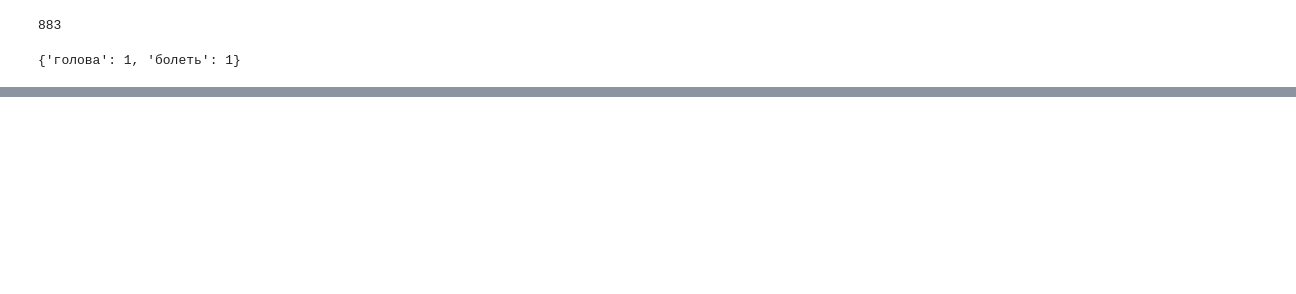
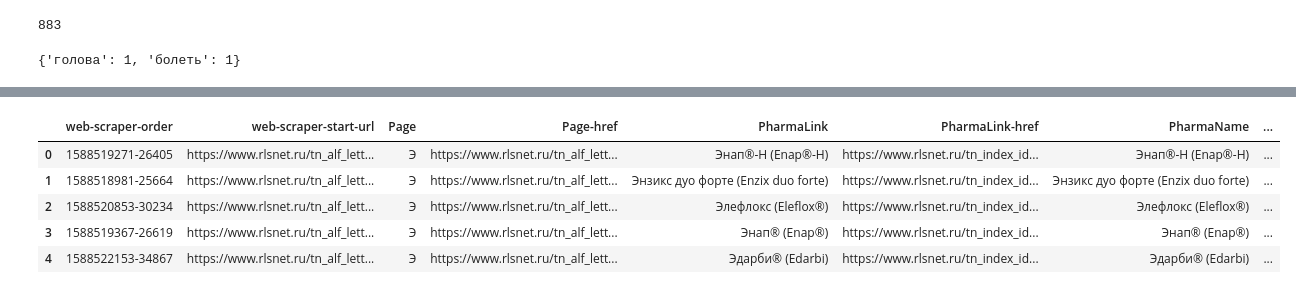
Before and after one commit to maksutovaynur/virushack, a Jupyter notebook: data/Predict.ipynb, the cells around one changed output, grey strips where cells are left out. Saved outputs shown, nothing was run; the diff lists cells and outputs as text; code cells hidden in the pictures; blank space fills up the shorter version.

```diff
--- a/data/Predict.ipynb
+++ b/data/Predict.ipynb
@@ -63,3 +63,13 @@ PhS.head()
 | 0 | Виферон® | [] | Мазь для наружного и местного при... | [] | [мазь, для, наружный, и, местный,... | {'мазь': 1, 'наружный': 1, 'местн... | {':': 7.423037803702254e-06, 'маз... | {'цитомегаловирусный': 0.00862464... | 0.381483 | {'цитомегаловирусный': 0.02260819... | ... |
 | 472 | Орнисид | [] | Орнисид\nОрнисид форте\nТаблетки:... | [(Орнидазол , http//www.rlsnet.ru... | [орнисид, орнисид, форте, таблетк... | {'орнисид': 1, 'форте': 1, 'табле... | {':': 7.423037803702254e-06, 'бак... | {'ободочный': 0.01724928409635311... | 0.220791 | {'ободочный': 0.07812499999999999... | ... |
 | 464 | Азимитем | [] |  | [(Азидотимидин , http//www.rlsnet... | [] | {} | {} | {} | 0.000000 | {} | ... |
+# %%
+df = pd.read_csv("pharma.csv")
+df.head()
+# %% [output]
+|  | web-scraper-order | web-scraper-start-url | Page | Page-href | PharmaLink | PharmaLink-href | PharmaName | ... |
+| 0 | 1588519271-26405 | https://www.rlsnet.ru/tn_alf_lett... | Э | https://www.rlsnet.ru/tn_alf_lett... | Энап®-Н (Enap®-H) | https://www.rlsnet.ru/tn_index_id... | Энап®-Н (Enap®-H) | ... |
+| 1 | 1588518981-25664 | https://www.rlsnet.ru/tn_alf_lett... | Э | https://www.rlsnet.ru/tn_alf_lett... | Энзикс дуо форте (Enzix duo forte) | https://www.rlsnet.ru/tn_index_id... | Энзикс дуо форте (Enzix duo forte) | ... |
+| 2 | 1588520853-30234 | https://www.rlsnet.ru/tn_alf_lett... | Э | https://www.rlsnet.ru/tn_alf_lett... | Элефлокс (Eleflox®) | https://www.rlsnet.ru/tn_index_id... | Элефлокс (Eleflox®) | ... |
+| 3 | 1588519367-26619 | https://www.rlsnet.ru/tn_alf_lett... | Э | https://www.rlsnet.ru/tn_alf_lett... | Энап® (Enap®) | https://www.rlsnet.ru/tn_index_id... | Энап® (Enap®) | ... |
+| 4 | 1588522153-34867 | https://www.rlsnet.ru/tn_alf_lett... | Э | https://www.rlsnet.ru/tn_alf_lett... | Эдарби® (Edarbi) | https://www.rlsnet.ru/tn_index_id... | Эдарби® (Edarbi) | ... |
```
Also changed, not shown: parts of 1 cell of this notebook, 1 other file.
